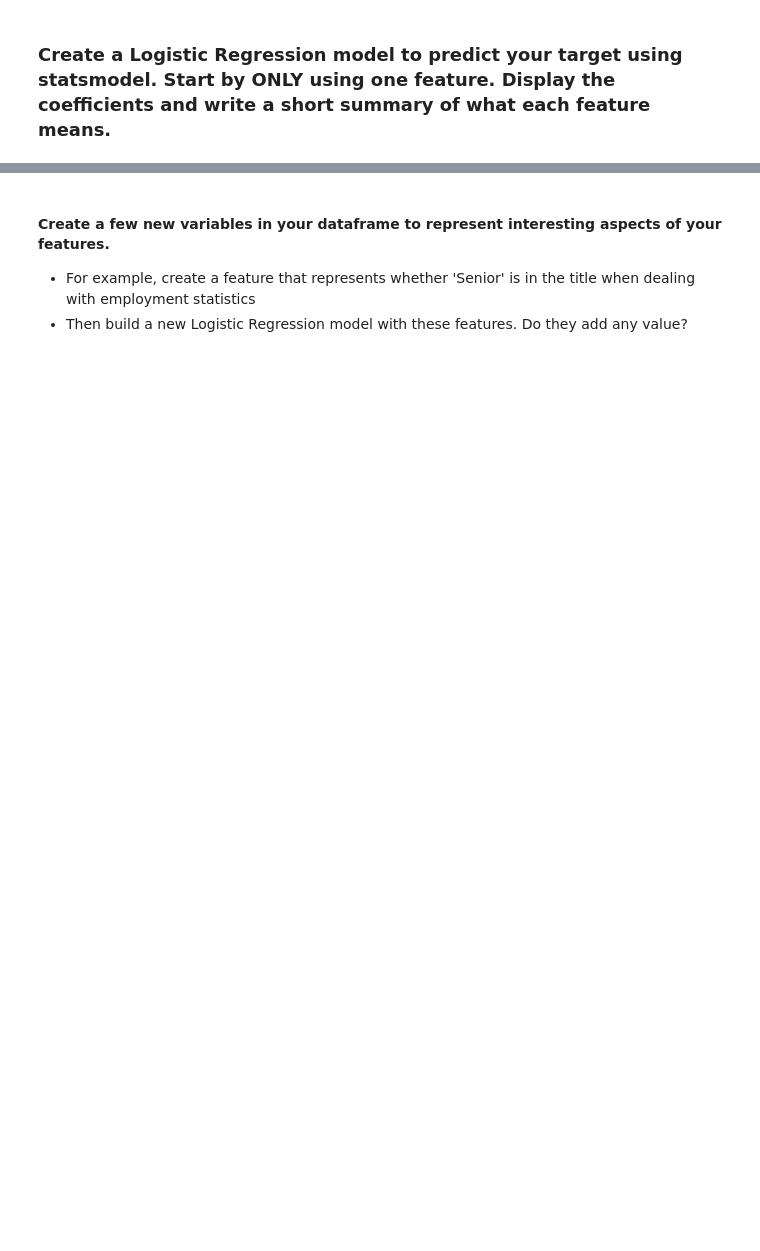
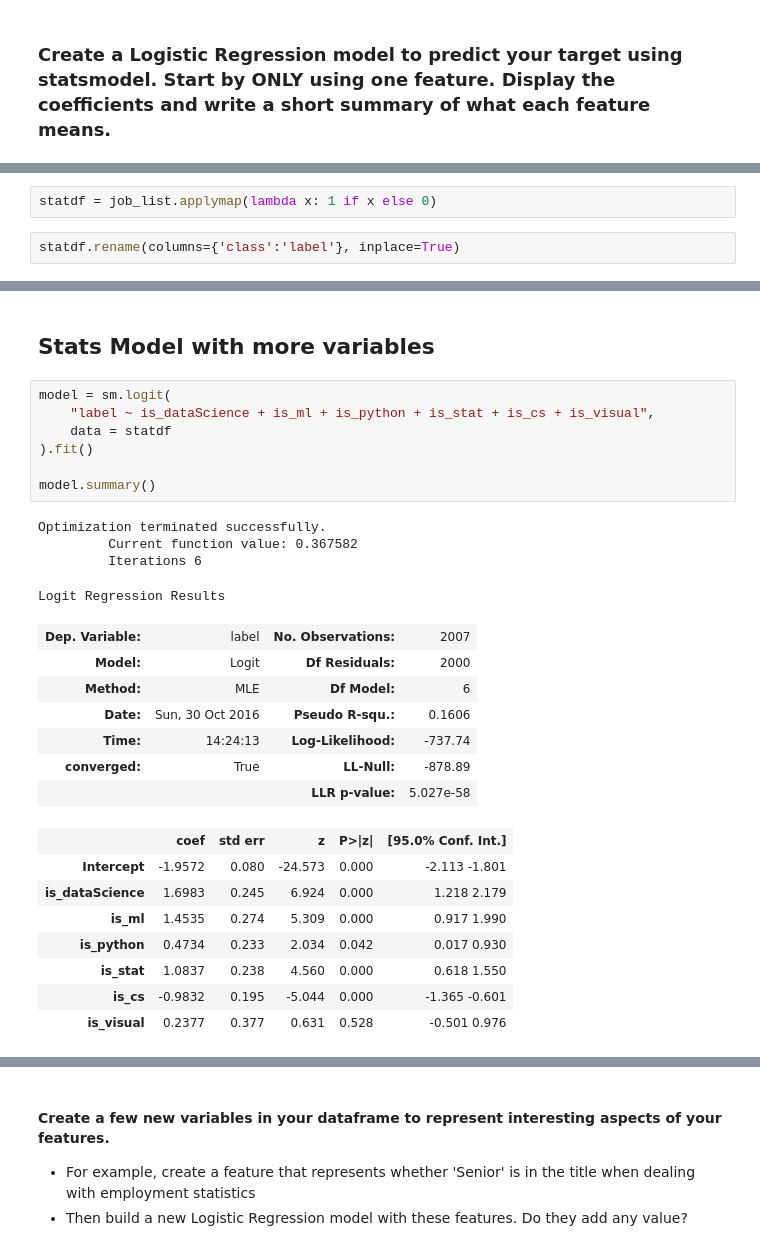
Before and after one commit to shetty83/dsi-sea-project04, a Jupyter notebook: starter-code/starter_code.ipynb, the cells around one changed output, grey strips where cells are left out. Cells and saved outputs as stored; diff of their text form; blank space fills up the shorter version.

```diff
--- a/starter-code/starter_code.ipynb
+++ b/starter-code/starter_code.ipynb
@@ -61,0 +196,4 @@ from bs4 import BeautifulSoup
+# %%
+statdf = job_list.applymap(lambda x: 1 if x else 0)
+# %%
+statdf.rename(columns={'class':'label'}, inplace=True)
@@ -61,0 +222,29 @@ from bs4 import BeautifulSoup
+# %% [markdown]
+## Stats Model with more variables
+# %%
+model = sm.logit(
+    "label ~ is_dataScience + is_ml + is_python + is_stat + is_cs + is_visual",
+    data = statdf
+).fit()
+
+model.summary()
+# %% [output]
+Optimization terminated successfully.
+         Current function value: 0.367582
+         Iterations 6
+Logit Regression Results
+| Dep. Variable: | label | No. Observations: | 2007 |
+| Model: | Logit | Df Residuals: | 2000 |
+| Method: | MLE | Df Model: | 6 |
+| Date: | Sun, 30 Oct 2016 | Pseudo R-squ.: | 0.1606 |
+| Time: | 14:24:13 | Log-Likelihood: | -737.74 |
+| converged: | True | LL-Null: | -878.89 |
+|  |  | LLR p-value: | 5.027e-58 |
+|  | coef | std err | z | P>|z| | [95.0% Conf. Int.] |
+| Intercept | -1.9572 | 0.080 | -24.573 | 0.000 | -2.113 -1.801 |
+| is_dataScience | 1.6983 | 0.245 | 6.924 | 0.000 | 1.218 2.179 |
+| is_ml | 1.4535 | 0.274 | 5.309 | 0.000 | 0.917 1.990 |
+| is_python | 0.4734 | 0.233 | 2.034 | 0.042 | 0.017 0.930 |
+| is_stat | 1.0837 | 0.238 | 4.560 | 0.000 | 0.618 1.550 |
+| is_cs | -0.9832 | 0.195 | -5.044 | 0.000 | -1.365 -0.601 |
+| is_visual | 0.2377 | 0.377 | 0.631 | 0.528 | -0.501 0.976 |
```
Also changed, not shown: parts of 56 cells of this notebook.
